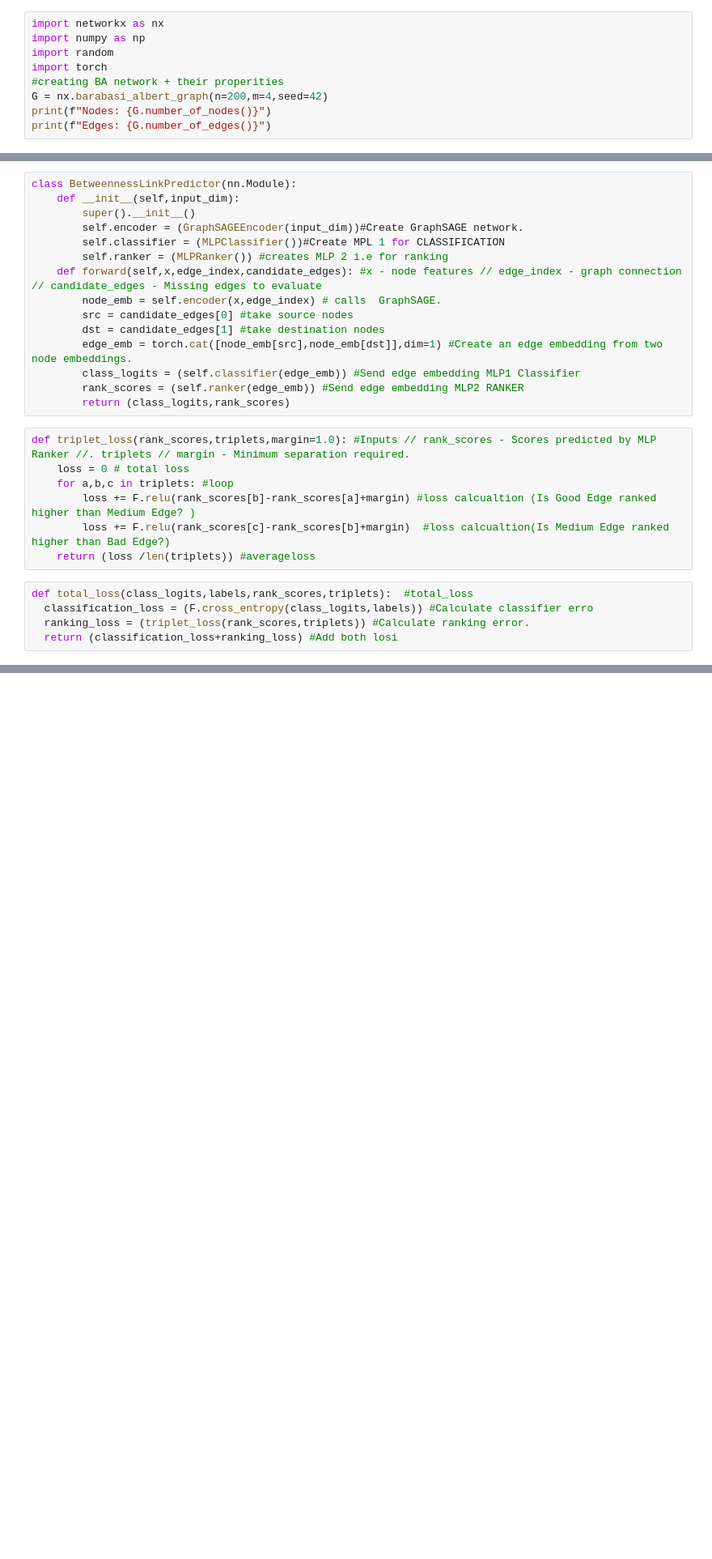
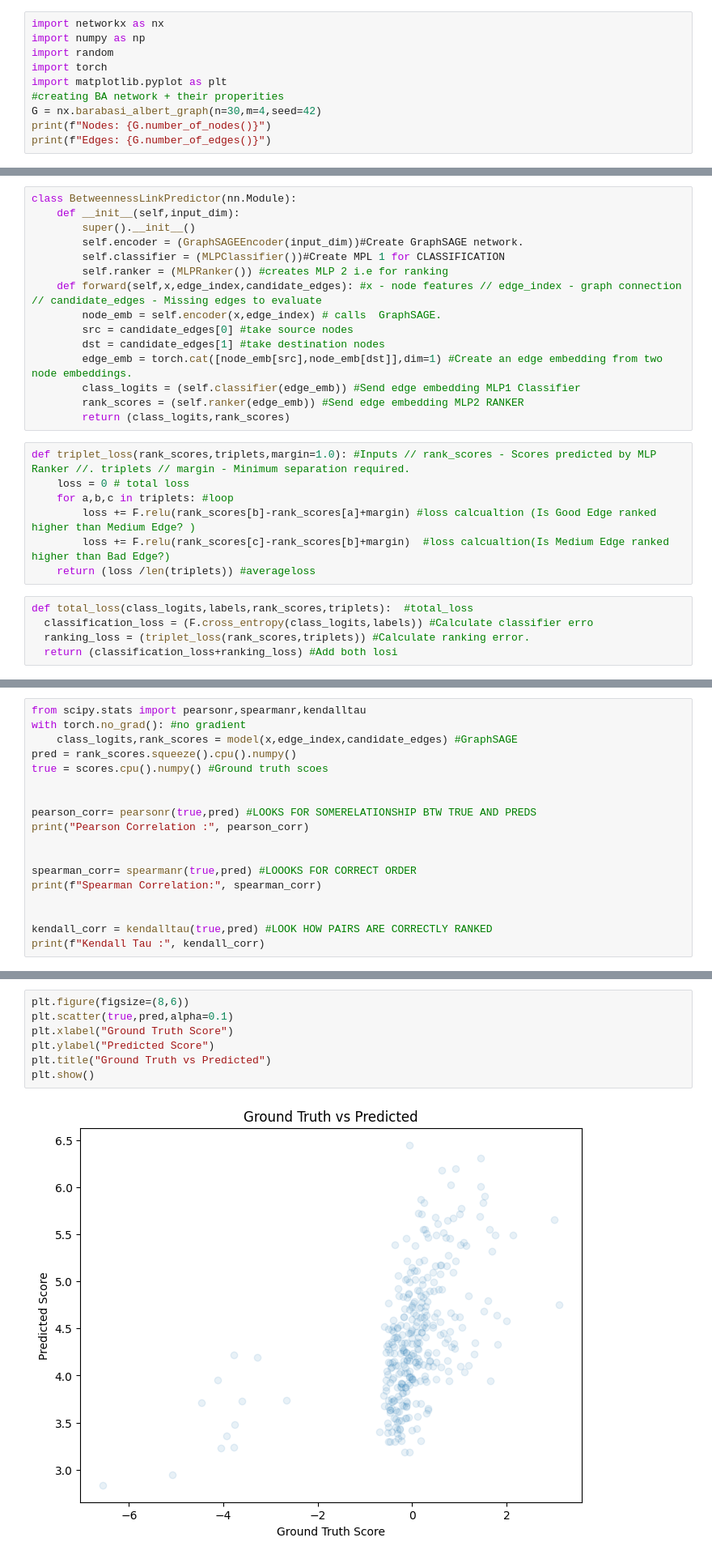
Before and after one commit to a4kashhh/MaxBetweennessGNN, a Jupyter notebook: HopesNeverDie.ipynb, the cells around one changed output, grey strips where cells are left out. Shown at 81% size. Drawn from its saved outputs; the diff is of its cells as text; blank space fills up the shorter version.

```diff
--- a/HopesNeverDie.ipynb
+++ b/HopesNeverDie.ipynb
@@ -5,8 +5,9 @@ import networkx as nx
 import numpy as np
 import random
 import torch
+import matplotlib.pyplot as plt
 #creating BA network + their properities
-G = nx.barabasi_albert_graph(n=200,m=4,seed=42)
+G = nx.barabasi_albert_graph(n=30,m=4,seed=42)
 print(f"Nodes: {G.number_of_nodes()}")
 print(f"Edges: {G.number_of_edges()}")
 # %% [output]
@@ -240,0 +263,18 @@ for epoch in range(100): # Training loop
+# %%
+from scipy.stats import pearsonr,spearmanr,kendalltau
+with torch.no_grad(): #no gradient
+    class_logits,rank_scores = model(x,edge_index,candidate_edges) #GraphSAGE
+pred = rank_scores.squeeze().cpu().numpy()
+true = scores.cpu().numpy() #Ground truth scoes
+
+
+pearson_corr= pearsonr(true,pred) #LOOKS FOR SOMERELATIONSHIP BTW TRUE AND PREDS
+print("Pearson Correlation :", pearson_corr)
+
+
+spearman_corr= spearmanr(true,pred) #LOOOKS FOR CORRECT ORDER
+print(f"Spearman Correlation:", spearman_corr)
+
+
+kendall_corr = kendalltau(true,pred) #LOOK HOW PAIRS ARE CORRECTLY RANKED
+print(f"Kendall Tau :", kendall_corr)
@@ -240,0 +343,9 @@ for epoch in range(100): # Training loop
+# %%
+plt.figure(figsize=(8,6))
+plt.scatter(true,pred,alpha=0.1)
+plt.xlabel("Ground Truth Score")
+plt.ylabel("Predicted Score")
+plt.title("Ground Truth vs Predicted")
+plt.show()
+# %% [output]
+[figure, added]
```
Also changed, not shown: parts of 20 cells of this notebook.
